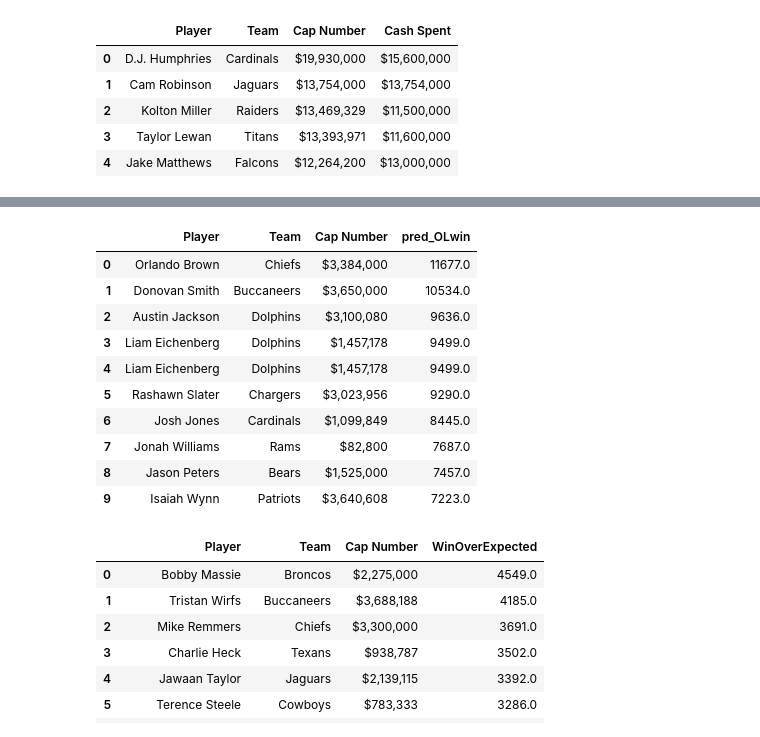
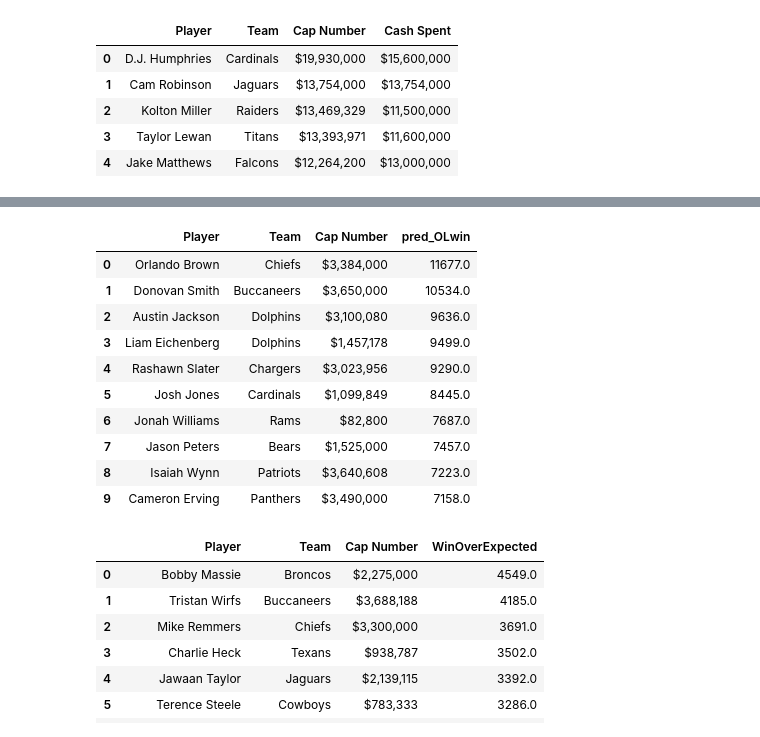
Before and after one commit to tramsay-deloitte/NFL-Data-Bowl-2023-Big-Time-Pass-Rush, a Jupyter notebook: Lineman_Success_Against_Salary.ipynb, the cells around one changed output, grey strips where cells are left out. Saved outputs shown, nothing was run; the diff lists cells and outputs as text; code cells hidden in the pictures.

Commit message:
fixed duplicate

```diff
--- a/Lineman_Success_Against_Salary.ipynb
+++ b/Lineman_Success_Against_Salary.ipynb
@@ -102,19 +102,19 @@ undervalued_T = T_salaries[T_salaries.Cap < mean]
 # %%
 undervalued_T = undervalued_T.sort_values(by = 'pred_OLwin', ascending = False)
 # %%
-undervalued_T[['Player', 'Team', 'Cap Number', 'pred_OLwin']].head(10).reset_index(drop = True)
+undervalued_T[['Player', 'Team', 'Cap Number', 'pred_OLwin']].drop_duplicates().head(10).reset_index(drop = True)
 # %% [output]
 |  | Player | Team | Cap Number | pred_OLwin |
 | 0 | Orlando Brown | Chiefs | $3,384,000 | 11677.0 |
 | 1 | Donovan Smith | Buccaneers | $3,650,000 | 10534.0 |
 | 2 | Austin Jackson | Dolphins | $3,100,080 | 9636.0 |
 | 3 | Liam Eichenberg | Dolphins | $1,457,178 | 9499.0 |
-| 4 | Liam Eichenberg | Dolphins | $1,457,178 | 9499.0 |
-| 5 | Rashawn Slater | Chargers | $3,023,956 | 9290.0 |
-| 6 | Josh Jones | Cardinals | $1,099,849 | 8445.0 |
-| 7 | Jonah Williams | Rams | $82,800 | 7687.0 |
-| 8 | Jason Peters | Bears | $1,525,000 | 7457.0 |
-| 9 | Isaiah Wynn | Patriots | $3,640,608 | 7223.0 |
+| 4 | Rashawn Slater | Chargers | $3,023,956 | 9290.0 |
+| 5 | Josh Jones | Cardinals | $1,099,849 | 8445.0 |
+| 6 | Jonah Williams | Rams | $82,800 | 7687.0 |
+| 7 | Jason Peters | Bears | $1,525,000 | 7457.0 |
+| 8 | Isaiah Wynn | Patriots | $3,640,608 | 7223.0 |
+| 9 | Cameron Erving | Panthers | $3,490,000 | 7158.0 |
 # %%
 undervalued_T = undervalued_T.sort_values(by = 'WinOverExpected', ascending = False)
 # %%
```
